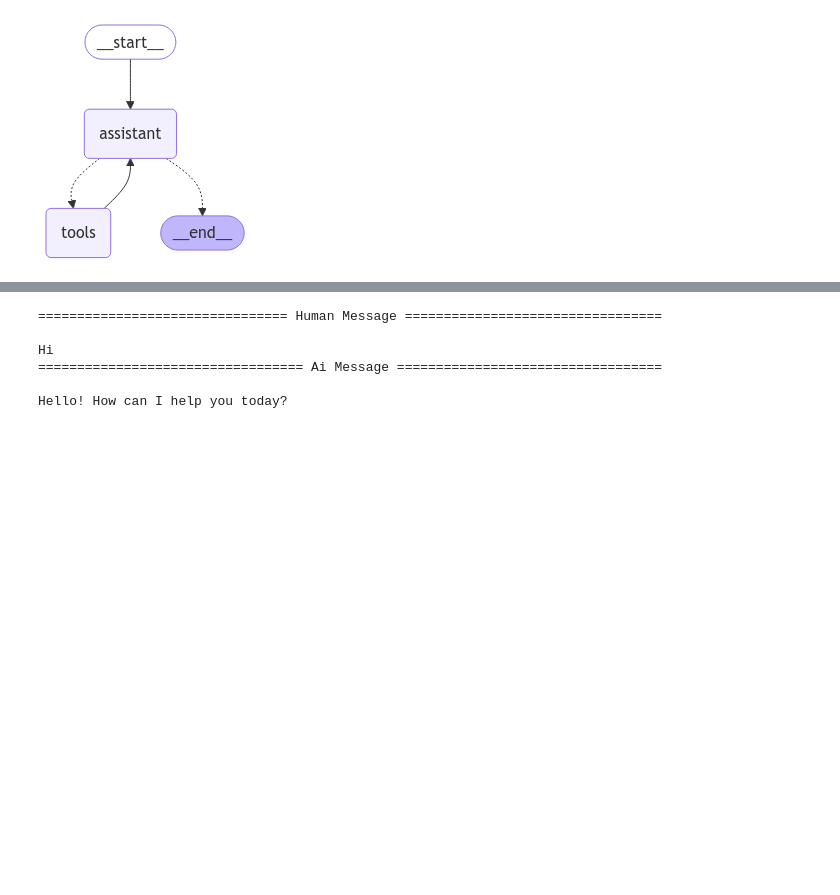
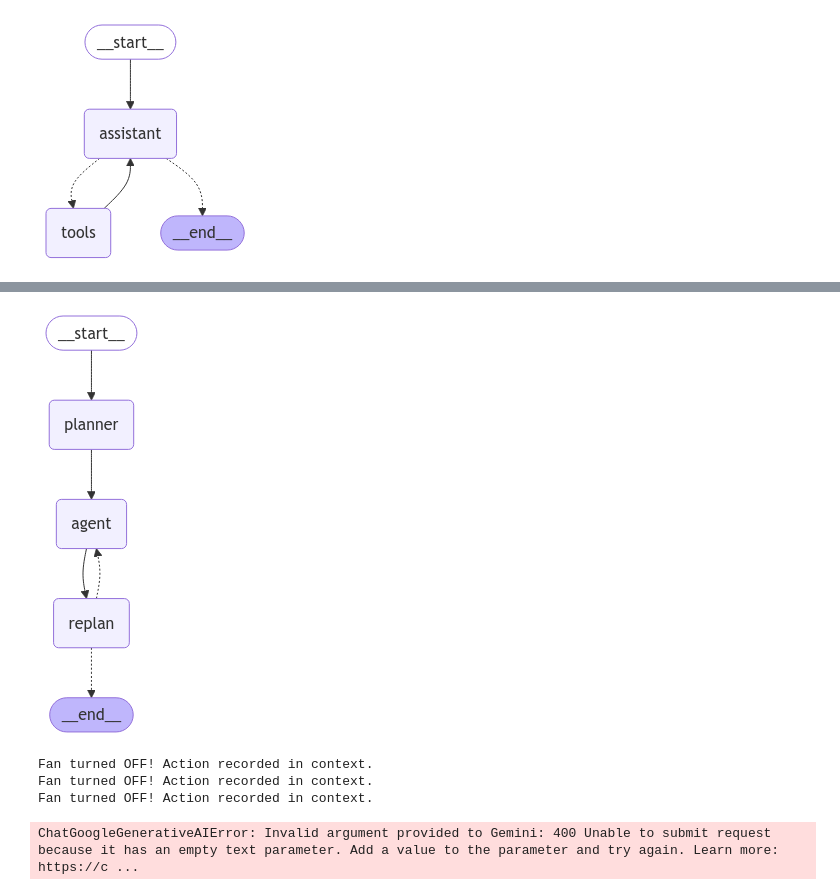
Before and after one commit to hamzaqureshi5/building-automation-agent, a Jupyter notebook: sources/notebooks/01_init.ipynb, the cells around one changed output, grey strips where cells are left out. Cells and saved outputs as stored; diff of their text form; code cells hidden in the pictures; blank space fills up the shorter version.

```diff
--- a/sources/notebooks/01_init.ipynb
+++ b/sources/notebooks/01_init.ipynb
@@ -89,12 +286,49 @@ display(Image(react_graph.get_graph(xray=True).draw_mermaid_png()))
+# %%
+from langgraph.graph import StateGraph, START
+
+workflow = StateGraph(PlanExecute)
+
+# Add the plan node
+workflow.add_node("planner", plan_step)
+
+# Add the execution step
+workflow.add_node("agent", execute_step)
+
+# Add a replan node
+workflow.add_node("replan", replan_step)
+
+workflow.add_edge(START, "planner")
+
+# From plan we go to agent
+workflow.add_edge("planner", "agent")
+
+# From agent, we replan
+workflow.add_edge("agent", "replan")
+
+workflow.add_conditional_edges(
+    "replan",
+    # Next, we pass in the function that will determine which node is called next.
+    should_end,
+    ["agent", END],
+)
+
+# Finally, we compile it!
+# This compiles it into a LangChain Runnable,
+# meaning you can use it as you would any other runnable
+app = workflow.compile()
+# %%
+from IPython.display import Image, display
+
+display(Image(app.get_graph(xray=True).draw_mermaid_png()))
+# %% [output]
+[figure, added]
 # %%
-messages = [HumanMessage(content="Hi")]
+messages = [HumanMessage(content="what is temperature in room and outdoor? and turn fan on/off accordingly")]
 messages = react_graph.invoke({"messages": messages})
 for m in messages["messages"]:
     m.pretty_print()
 # %% [output]
-================================ Human Message =================================
-
-Hi
-================================== Ai Message ==================================
-
-Hello! How can I help you today?
+Fan turned OFF! Action recorded in context.
+Fan turned OFF! Action recorded in context.
+Fan turned OFF! Action recorded in context.
+ChatGoogleGenerativeAIError: Invalid argument provided to Gemini: 400 Unable to submit request because it has an empty text parameter. Add a value to the parameter and try again. Learn more: https://c ...
```
Also changed, not shown: parts of 9 cells of this notebook.
